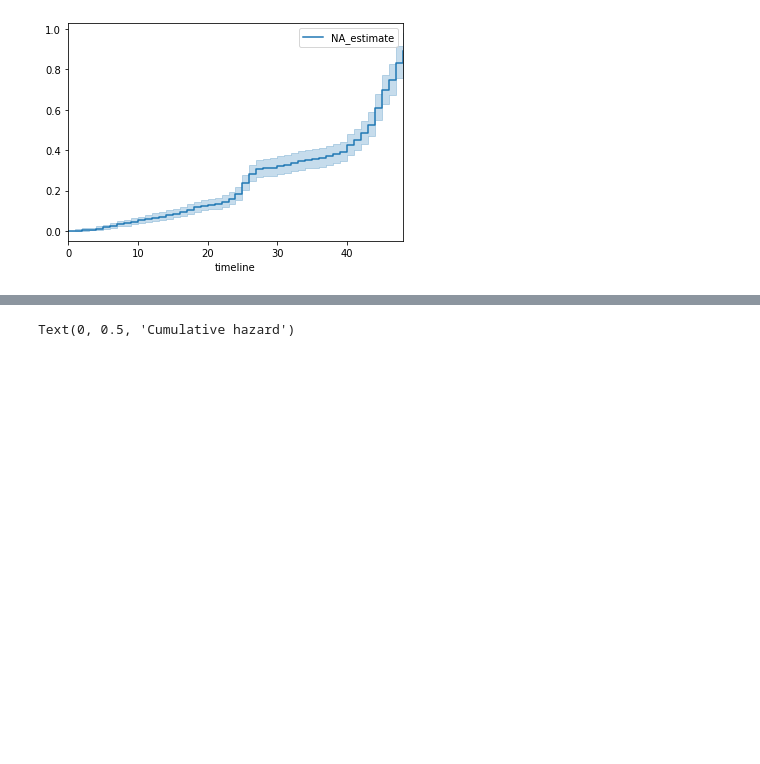
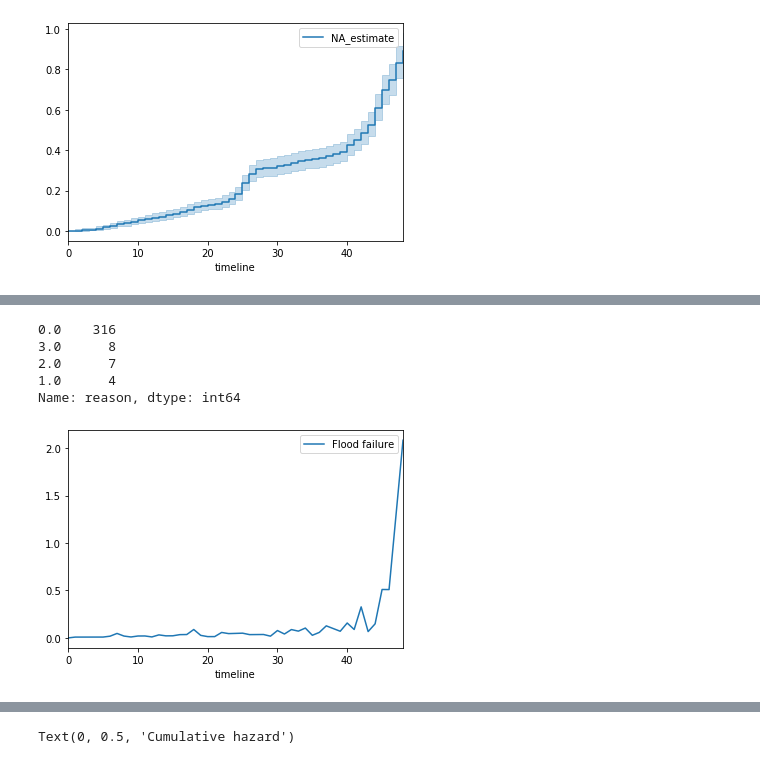
Before and after one commit to luwu29/IAA_profiles, a Jupyter notebook: Survival Analysis.ipynb, the cells around one changed output, grey strips where cells are left out. Drawn from its saved outputs; the diff is of its cells as text; code cells hidden in the pictures; blank space fills up the shorter version.

```diff
--- a/Survival Analysis.ipynb
+++ b/Survival Analysis.ipynb
@@ -236,2 +277,6 @@ timeline
 # %%
 #plot broken down by pipes
+# %%
+naf.fit(durations[i1], event_observed[i1], label='Flood failure')
+cumu=pd.DataFrame(naf.cumulative_hazard_)
+cumu
@@ -237,0 +302,16 @@ timeline
+# %%
+df[df['hour']==48]['reason'].value_counts()
+# %% [output]
+0.0    316
+3.0      8
+2.0      7
+1.0      4
+Name: reason, dtype: int64
+# %%
+naf.fit(durations[i1], event_observed[i1], label='Flood failure')
+#caculate Conditional failure probabilities
+cumu=pd.DataFrame(naf.cumulative_hazard_)
+cumu=cumu.diff().fillna(0)
+a1=cumu.plot()
+# %% [output]
+[figure, added]
```
Also changed, not shown: parts of 16 cells of this notebook.
